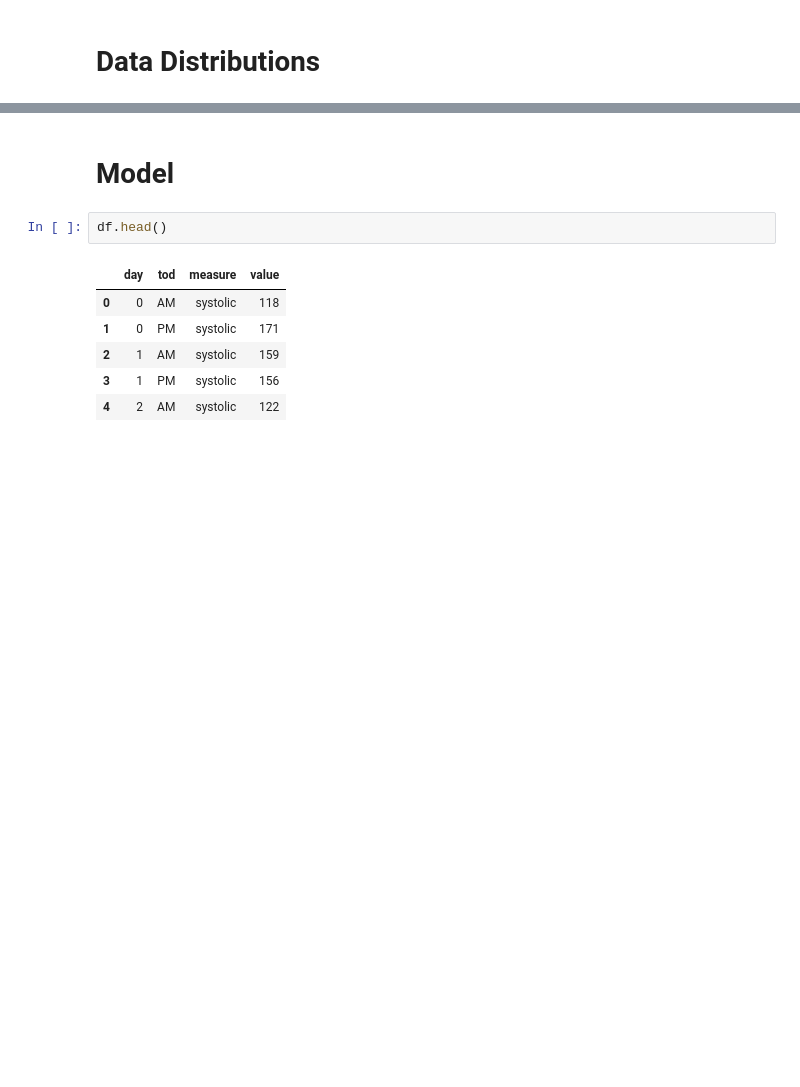
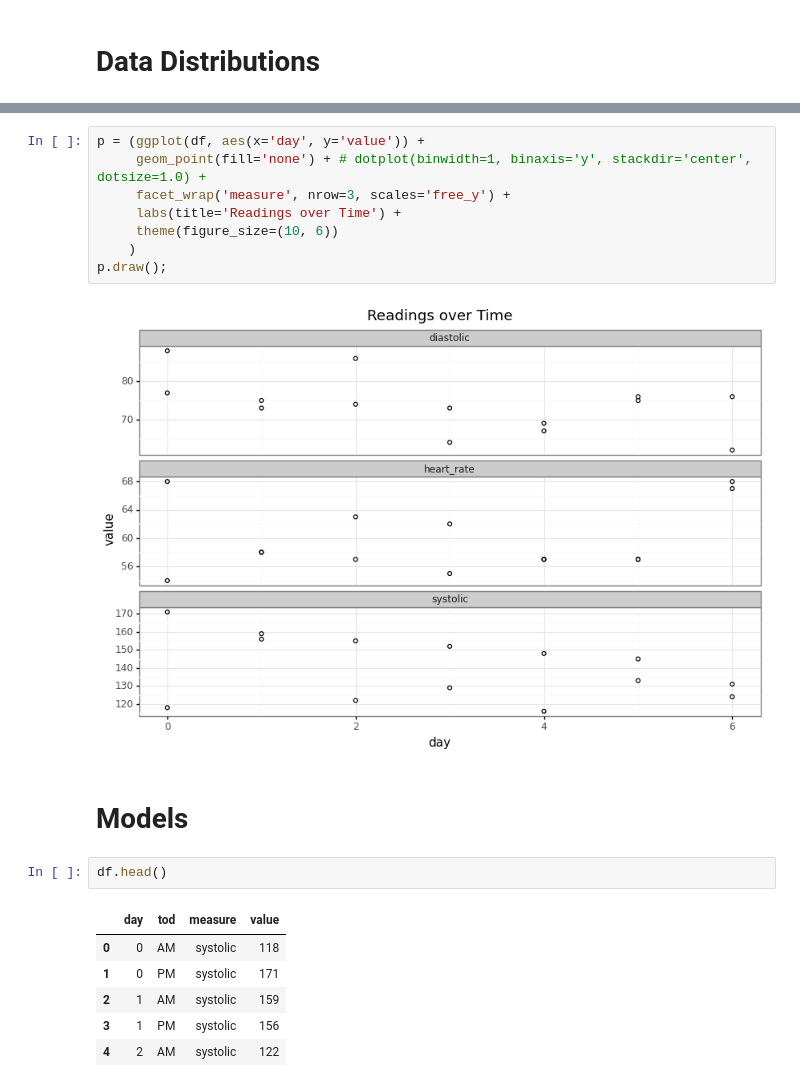
Before and after one commit to jointprob/bmcp-notes, a Jupyter notebook: projects/blood-pressure/blood-pressure.ipynb, the cells around one changed output, grey strips where cells are left out. Cells and saved outputs as stored; diff of their text form; blank space fills up the shorter version.

```diff
--- a/projects/blood-pressure/blood-pressure.ipynb
+++ b/projects/blood-pressure/blood-pressure.ipynb
@@ -130,5 +161,15 @@ p.draw();
+# %%
+p = (ggplot(df, aes(x='day', y='value')) +
+     geom_point(fill='none') + # dotplot(binwidth=1, binaxis='y', stackdir='center', dotsize=1.0) +
+     facet_wrap('measure', nrow=3, scales='free_y') +
+     labs(title='Readings over Time') +
+     theme(figure_size=(10, 6))
+    )
+p.draw();
+# %% [output]
+[figure, added]
 # %% [markdown]
-# Model
+# Models
 # %%
 df.head()
 # %% [output]
```
Also changed, not shown: parts of 56 cells of this notebook, 1 other file.
